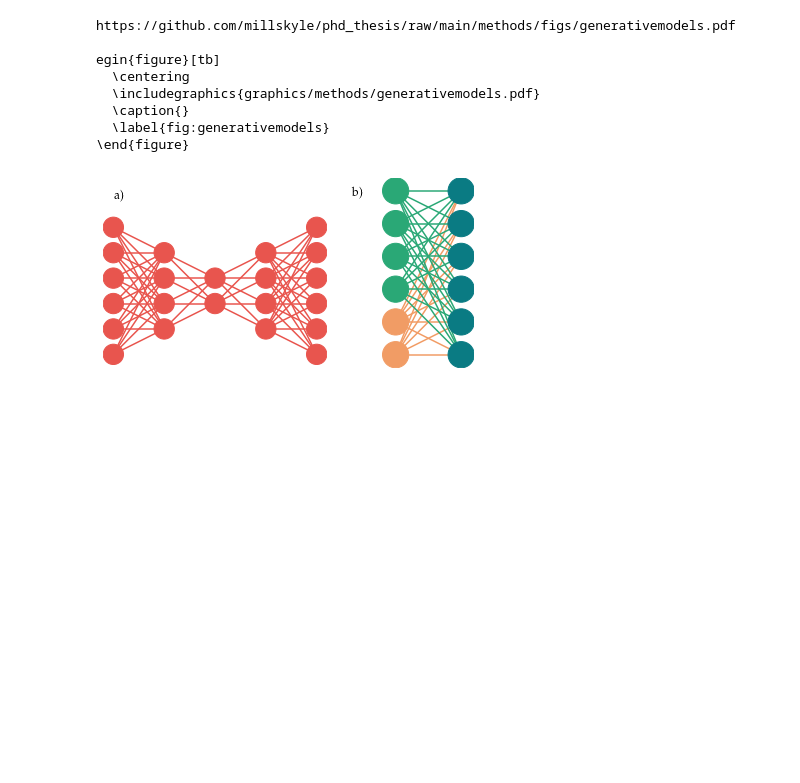
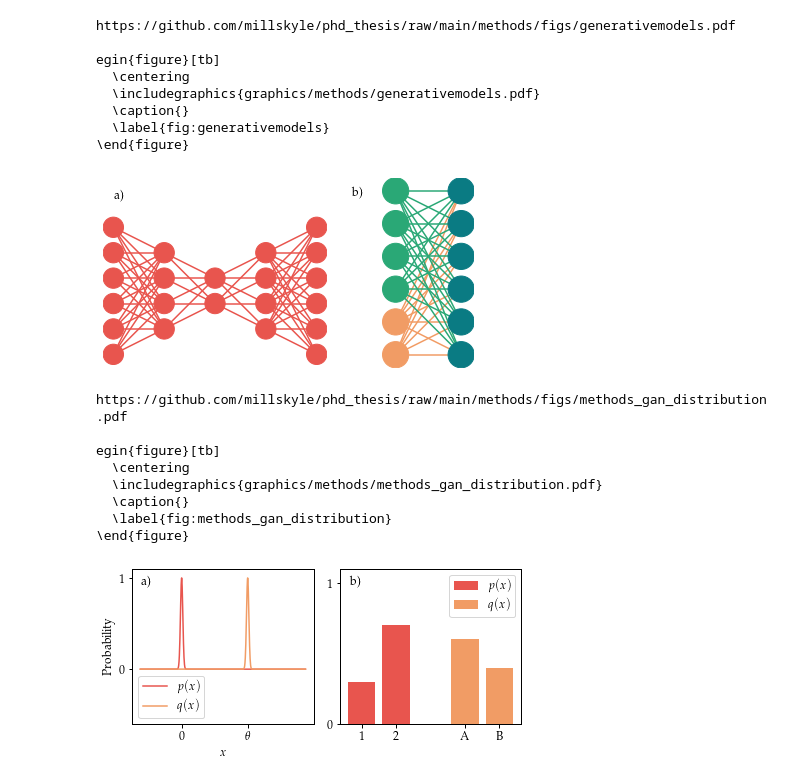
Before and after one commit to millskyle/phd_thesis, a Jupyter notebook: methods/methods_figures.ipynb, the cells around one changed output. Saved outputs shown, nothing was run; the diff lists cells and outputs as text; code cells hidden in the pictures; blank space fills up the shorter version.

Commit message:
added sppendix gan figure

```diff
--- a/methods/methods_figures.ipynb
+++ b/methods/methods_figures.ipynb
@@ -844,3 +844,40 @@ egin{figure}[tb]
   \label{fig:generativemodels}
 \end{figure}
 [figure]
+# %%
+fig, axs = double_wide()
+x = np.linspace(0,1,num=1000)
+p = np.exp(-((x-0.25)/0.01)**2)
+q = np.exp(-((x-0.65)/0.01)**2)
+axs[0].plot(x,p, label="$p(x)$")
+axs[0].plot(x,q, label="$q(x)$")
+axs[0].set_ylabel("Probability")
+axs[0].set_xlabel("$x$")
+axs[0].set_ylim(-0.6,1.1)
+
+axs[0].set_xticks([0.25,0.65])
+axs[0].set_yticks([0,1.0])
+axs[0].set_xticklabels(["0",r"$\theta$"])
+axs[0].legend()
+
+
+axs[1].bar(x=[1,2], height=[0.3,0.7], label="$p(x)$")
+axs[1].bar(x=[4,5], height=[0.6,0.4], label="$q(x)$")
+axs[1].set_xticks([1,2,4,5])
+axs[1].set_xticklabels(["1","2","A","B"])
+axs[1].set_ylim(0,1.1)
+axs[1].set_yticks([0,1])
+axs[1].legend()
+
+
+publish_figure(name="methods_gan_distribution.pdf", tex=True)
+# %% [output]
+https://github.com/millskyle/phd_thesis/raw/main/methods/figs/methods_gan_distribution.pdf
+
+egin{figure}[tb]
+  \centering
+  \includegraphics{graphics/methods/methods_gan_distribution.pdf}
+  \caption{}
+  \label{fig:methods_gan_distribution}
+\end{figure}
+[figure, added]
```
